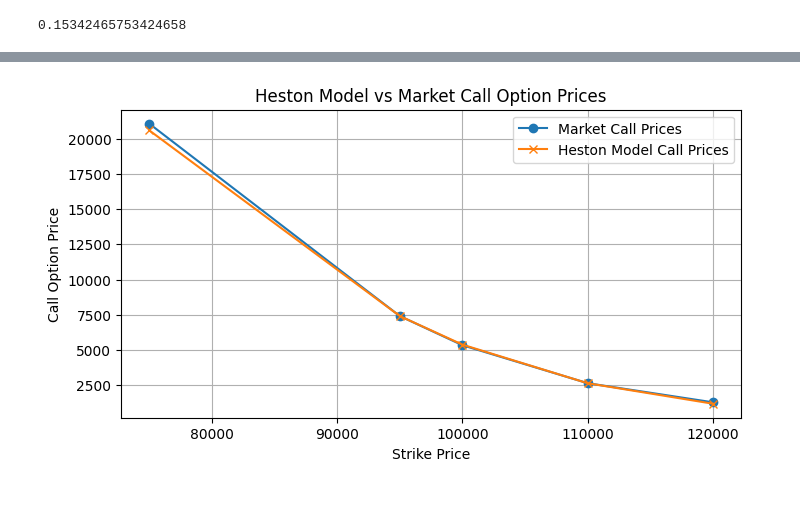
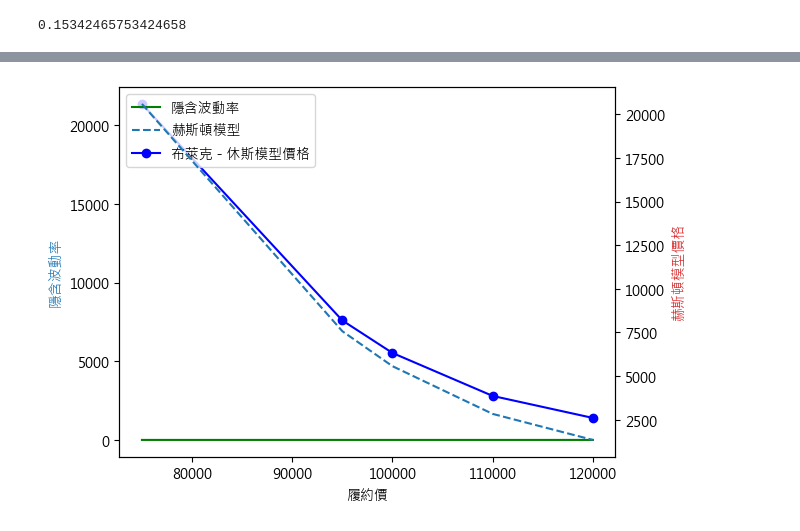
Before and after one commit to Jeremy0827/finance_project, a Jupyter notebook: HSM+Calibration.ipynb, the cells around one changed output, grey strips where cells are left out. Saved outputs shown, nothing was run; the diff lists cells and outputs as text; code cells hidden in the pictures; blank space fills up the shorter version.

```diff
--- a/HSM+Calibration.ipynb
+++ b/HSM+Calibration.ipynb
@@ -24,14 +24,12 @@ dividend_yield_ts = ql.YieldTermStructureHandle(
     ql.FlatForward(calculation_date, dividend_rate, day_count))
 # %%
 # dummy Heston parameters
-# v0 = 0.32, kappa = 2.54, theta = 0.13, sigma = 0.32, rho = 0.1, t = 55.0 / 365.0
-v0 = 0.0576
-kappa = 2.25
-theta = 0.05
-sigma = 0.24
-rho = -0.31
-t = 77.0 / 365.0
-
+v0 = 0.32
+kappa = 2.5
+theta =  0.08
+sigma = 0.04
+rho = -0.4
+t = 85.0 / 365.0
 
 Heston_process = ql.HestonProcess(
     (zero_curve_ts),
@@ -68,5 +61,5 @@ black_variance_surface.enableExtrapolation()
 # %%
-target_date = calculation_date + ql.Period(171, ql.Days)
+target_date = calculation_date + ql.Period(85, ql.Days)
 
 black_variance_surface.enableExtrapolation()
 
@@ -75,7 +68,7 @@ for i in range(len(strikes)):
     vol_value = black_variance_surface.blackVol(target_date, strikes[i])
     vol_handle = ql.QuoteHandle(ql.SimpleQuote(vol_value))
     heston_helper = ql.HestonModelHelper(
-            ql.Period(171, ql.Days),
+            ql.Period(77, ql.Days),
                     calendar,
                     spot,
                     strikes[i],
@@ -176,42 +169,76 @@ for s in [strike for strike in strikes]:
 # %%
 maturity = ql.Date(27,ql.March,2026)
 strikes = [75000, 95000, 100000, 110000, 120000]
-call_prices = [21055, 7405, 5335, 2640, 1285]
+call_prices = [21344.1, 7588.3, 5524.5, 2795.0, 1396.9 ]
 call_Heston = []
 for i in strikes:
     vanilla_payoff = ql.PlainVanillaPayoff(ql.Option.Call, i)
     Euro_Option = ql.VanillaOption(vanilla_payoff, ql.EuropeanExercise(maturity))
     Euro_Option.setPricingEngine(AHE)
     call_Heston.append(Euro_Option.NPV())
 
-fig = plt.figure(dpi = 100, figsize=(8,4))
-plt.plot(strikes, call_prices, label='Market Call Prices', marker='o')
-plt.plot(strikes, call_Heston, label='Heston Model Call Prices', marker='x')
-plt.xlabel('Strike Price')
-plt.ylabel('Call Option Price')
-plt.title('Heston Model vs Market Call Option Prices')
-plt.legend()
-plt.grid()
+# fig = plt.figure(dpi = 800, figsize=(12,5))
+# plt.rc('font', family='Microsoft JhengHei')
+# plt.xlabel('履約價', fontsize=16)
+# ax = plt.gca()
+# ax.set_ylabel('買權價格', fontsize=16)
+# plt.plot(strikes, call_prices, label='布萊克－休斯模型模擬買權價', marker='o')
+# plt.plot(strikes, call_Heston, label='赫斯頓模型模擬買權價', marker='x')
+# ax2 = ax.twinx()
+# ivs = [black_variance_surface.blackVol(maturity, strike) for strike in strikes]
+# ax2.plot(strikes, ivs, label='隱含波動率', color='green', marker='s',linestyle='--', alpha = 0.5)
+# ax2.set_ylabel('隱含波動率', fontsize=16)
+# plt.title('赫斯頓模型 vs 布萊克－休斯模型')
+# ax.legend(loc='upper right')
+# ax2.legend(loc='upper left')
+# plt.grid()
+# plt.show()
+fig, ax1 = plt.subplots()
+plt.rc('font', family='Microsoft JhengHei')
+
+# 繪製第一條線，並將回傳值存入 lns1
+ivs = [black_variance_surface.blackVol(maturity, strike) for strike in strikes]
+lns1 = ax1.plot(strikes, ivs, color='green', label='隱含波動率')
+ax1.set_ylabel('隱含波動率', color='tab:blue')
+
+# 建立第二個軸
+ax2 = ax1.twinx()
+# 繪製第二條線，並將回傳值存入 lns2
+lns2 = ax2.plot(strikes, call_Heston, linestyle='--', label='赫斯頓模型')
+ax2.set_ylabel('赫斯頓模型價格', color='tab:red')
+
+lns3 = ax1.plot(strikes, call_prices, linestyle='-', label='布萊克－休斯模型價格', marker='o', color='blue')
+ax1.set_xlabel('履約價')
+# --- 關鍵步驟：合併圖例 ---
+# 1. 把兩組線條物件相加
+lns = lns1 + lns2 + lns3
+
+# 2. 取得這些物件對應的 labels
+labs = [l.get_label() for l in lns]
+
+# 3. 統一由其中一個 ax 呼叫 legend，並傳入合併後的 list
+ax1.legend(lns, labs, loc='upper left')
+
+plt.title('')
 plt.show()
-
 
 avg = 0.0
 print("%15s %15s %15s %20s" % ("Strikes", "Marking Data", "Heston Model", "Relative Error(%)"))
 print("="*100)
 for i in range(len(strikes)):
     err = (call_Heston[i]/call_prices[i] - 1.0)
     print("%15s %15s %15s %15s" % (strikes[i], call_prices[i], round(call_Heston[i],1), round(100.0*err, 2)))
     avg += abs(err)*100/len(strikes)
 print("="*100)
-print("Error: " + str(round(avg, 2)) + '(%)')
+print(": " + str(round(avg, 2)) + '(%)')
 
 
 errors = []
 for i in range(len(strikes)):
     mkt = call_prices[i]
     mdl = call_Heston[i]
     errors.append(abs(mkt - mdl) / mkt)
 # %% [output]
-[figure, old version]
+[figure, new version]
         Strikes    Marking Data    Heston Model    Relative Error(%)
 ====================================================================================================
```
Also changed, not shown: parts of 11 cells of this notebook, 1 other file.
